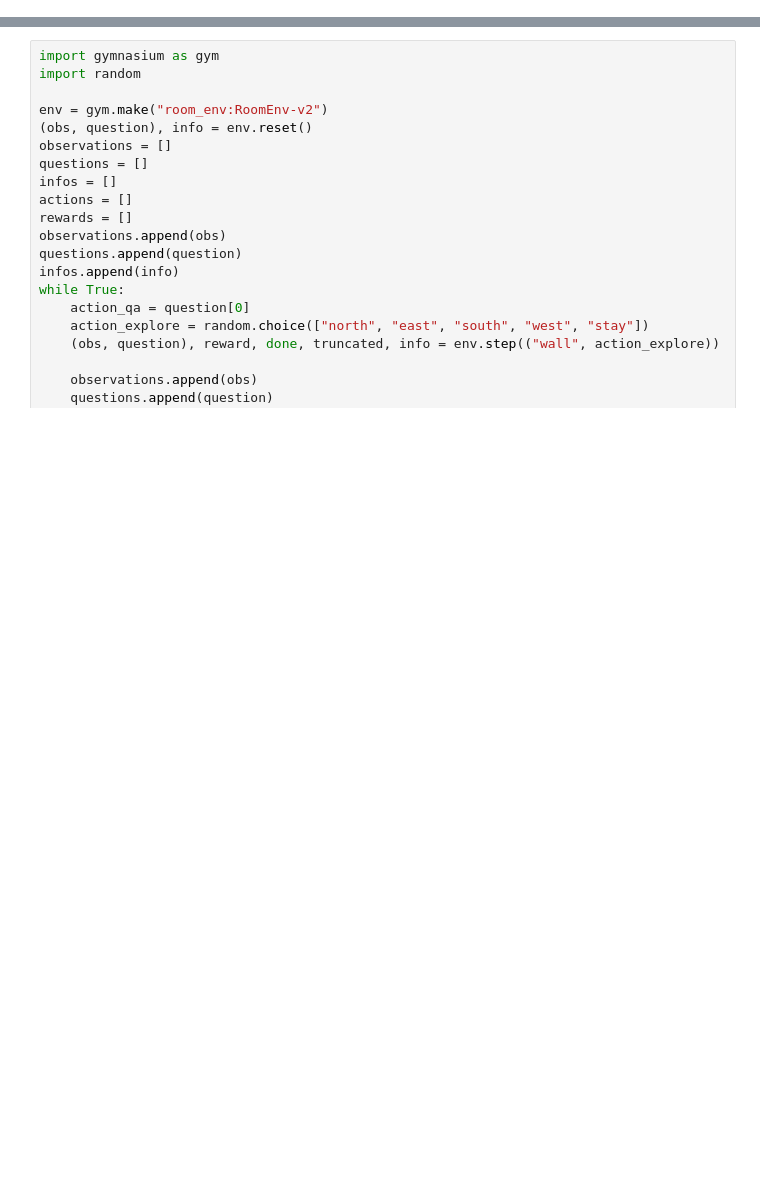
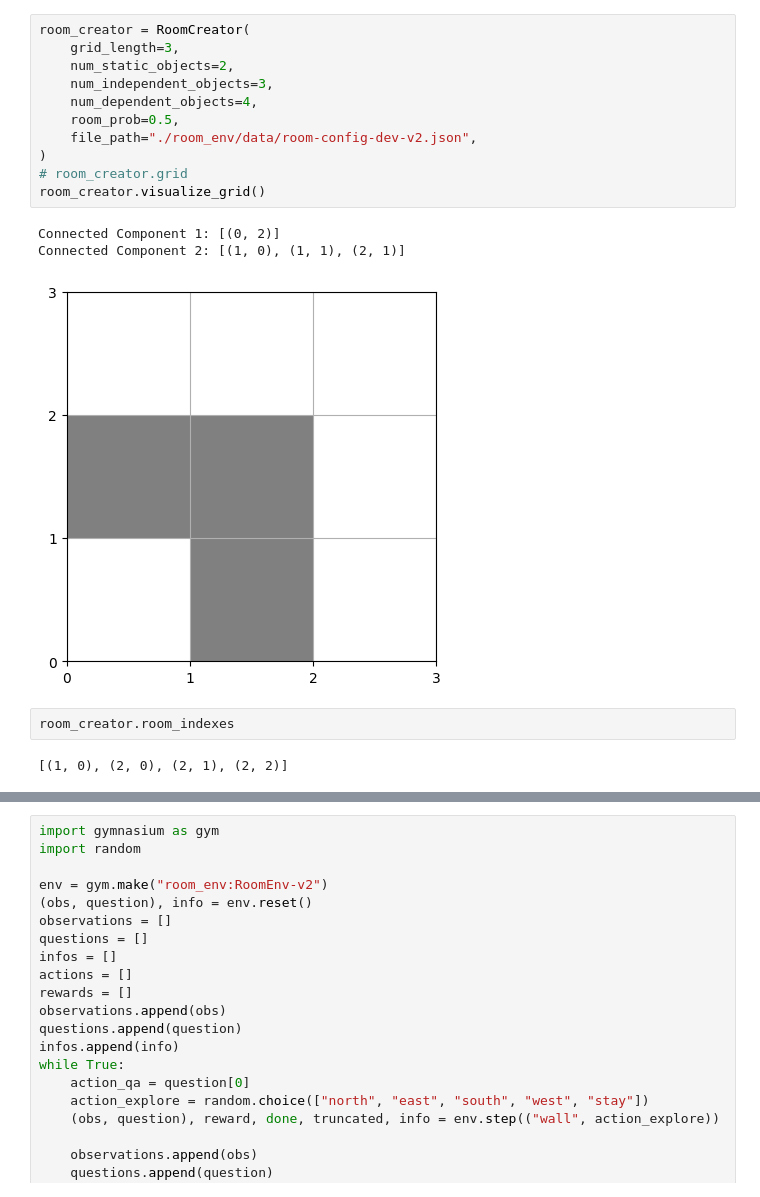
Before and after one commit to humemai/room-env, a Jupyter notebook: room-env-v2.ipynb, the cells around one changed output, grey strips where cells are left out. Cells and saved outputs as stored; diff of their text form; blank space fills up the shorter version.

```diff
--- a/room-env-v2.ipynb
+++ b/room-env-v2.ipynb
@@ -0,0 +329,19 @@
+# %%
+room_creator = RoomCreator(
+    grid_length=3,
+    num_static_objects=2,
+    num_independent_objects=3,
+    num_dependent_objects=4,
+    room_prob=0.5,
+    file_path="./room_env/data/room-config-dev-v2.json",
+)
+# room_creator.grid
+room_creator.visualize_grid()
+# %% [output]
+Connected Component 1: [(0, 2)]
+Connected Component 2: [(1, 0), (1, 1), (2, 1)]
+[figure, added]
+# %%
+room_creator.room_indexes
+# %% [output]
+[(1, 0), (2, 0), (2, 1), (2, 2)]
```
Also changed, not shown: parts of 12 cells of this notebook, 5 other files.
